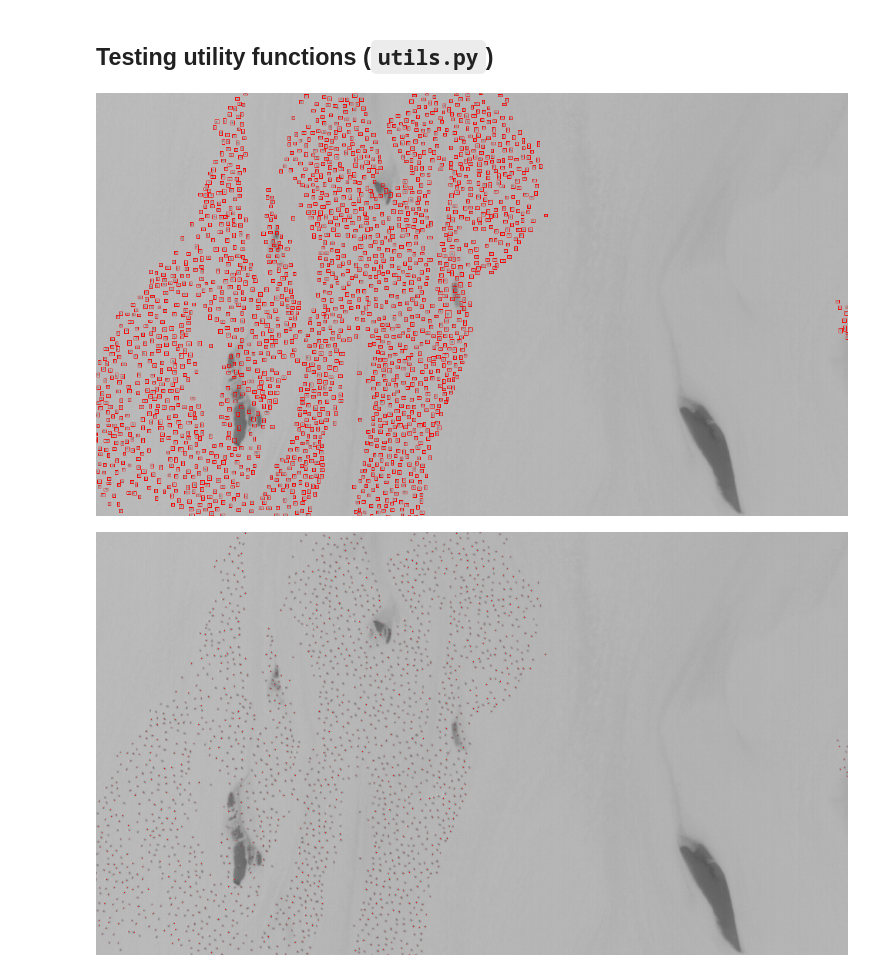
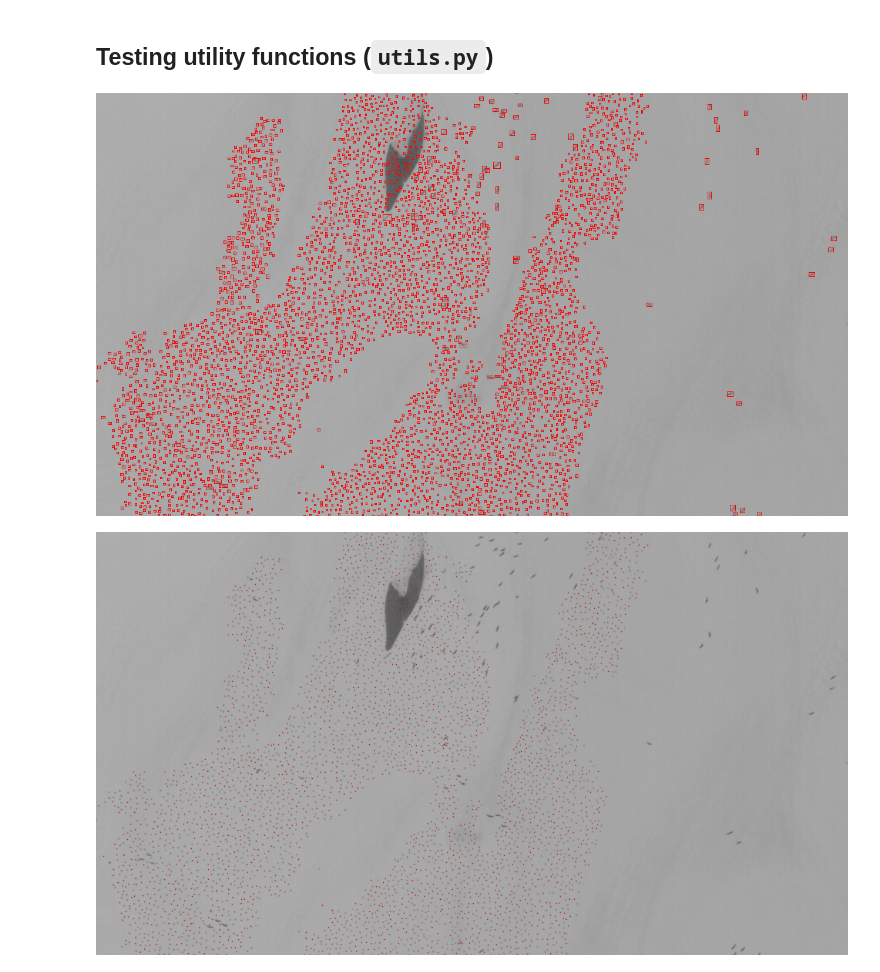
Before and after one commit to emiliolr/counting-cranes, a Jupyter notebook: miscellaneous/tests.ipynb, the cells around one changed output. Cells and saved outputs as stored; diff of their text form; code cells hidden in the pictures.

Commit message:
Worked on image tiling and transferred over to albumentations for preprocessing/augmentation

```diff
--- a/miscellaneous/tests.ipynb
+++ b/miscellaneous/tests.ipynb
@@ -20,17 +22,17 @@ SEED = config['random_seed']
 ## Testing utility functions (`utils.py`)
 # %%
 #Checking that bbox extraction and visualization work correctly
-img_fp = os.path.join(DATA_FP, 'images/FLIR2_20210321_204704_024_4313.TIF')
-annot_fp = os.path.join(DATA_FP, 'annotations/FLIR2_20210321_204704_024_4313.xml')
+img_fp = os.path.join(DATA_FP, 'images/FLIR2_20210321_201851_358_2510.TIF')
+annot_fp = os.path.join(DATA_FP, 'annotations/FLIR2_20210321_201851_358_2510.xml')
 
 visualize_bboxes(img_fp, annot_fp)
 # %% [output]
-[figure, old version]
+[figure, new version]
 # %%
 #Checking that point annotation translation and visualization work correctly
 visualize_points(img_fp, annot_fp)
 # %% [output]
-[figure, old version]
+[figure, new version]
 # %%
 #Testing regression annotation type
 print(f'{img_fp.split("/")[-1]} contains {get_regression(annot_fp)} birds in total')
```
Also changed, not shown: parts of 14 cells of this notebook, 4 other files.
